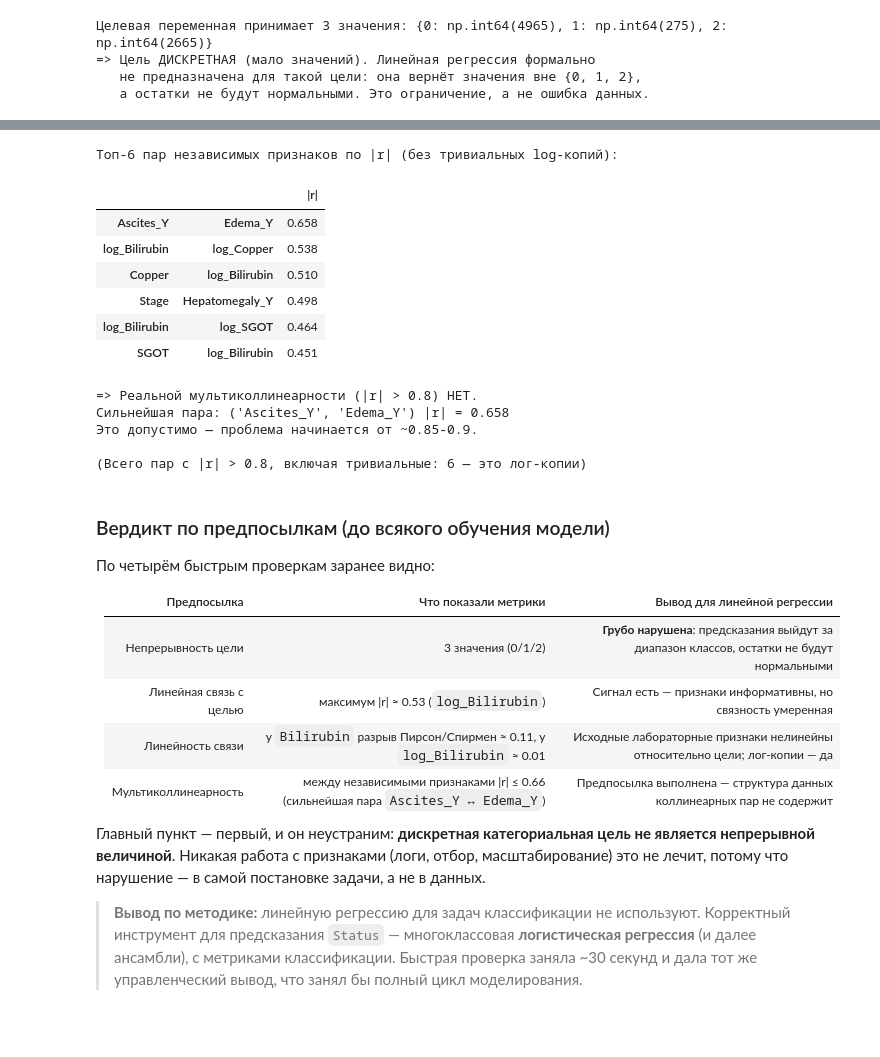
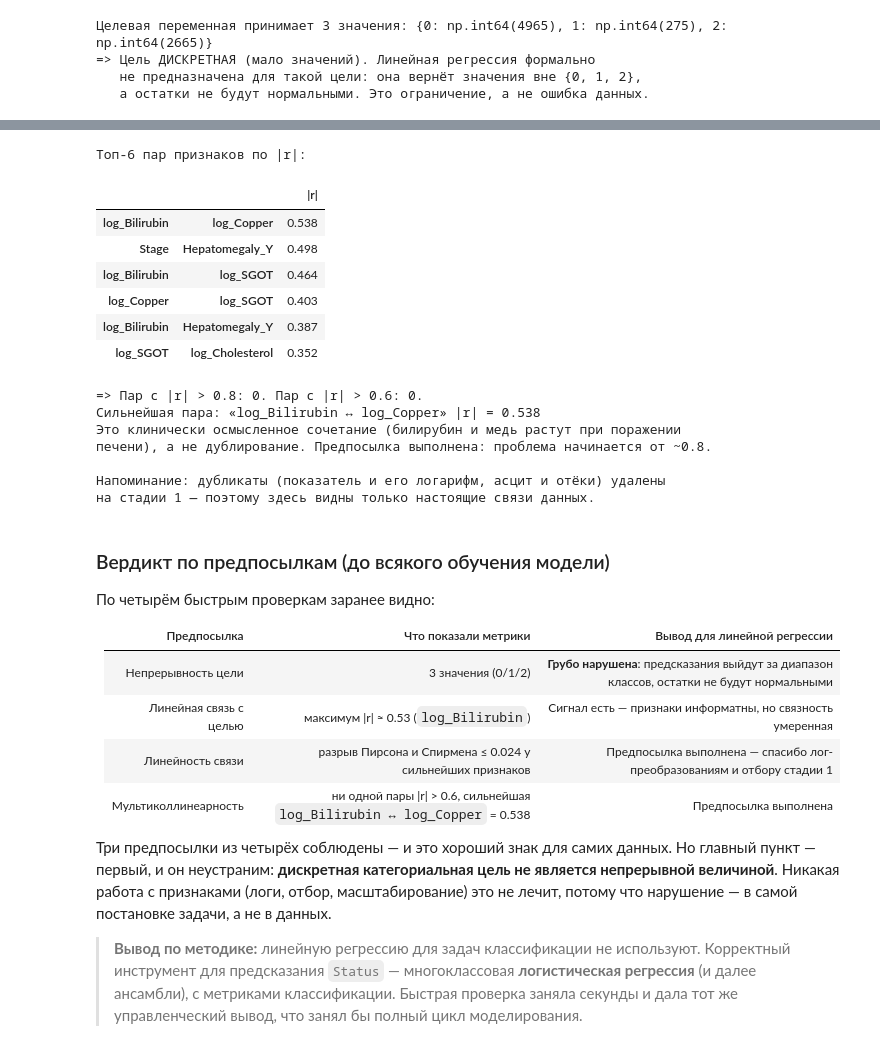
Before and after one commit to fishtriangle/ml-project-practice-1, a Jupyter notebook: project_notebooks/Stage_2_regression.ipynb, the cells around one changed output, grey strips where cells are left out. Drawn from its saved outputs; the diff is of its cells as text; code cells hidden in the pictures.

```diff
--- a/project_notebooks/Stage_2_regression.ipynb
+++ b/project_notebooks/Stage_2_regression.ipynb
@@ -37,7 +39,7 @@ def find_project_root(start=None):
 
 
 PROJECT_ROOT = find_project_root()
-df = pd.read_parquet(os.path.join(PROJECT_ROOT, 'data', 'processed', 'train_clean.parquet'))
-print(f'Строк: {len(df)}, столбцов: {df.shape[1]}')
+df = pd.read_parquet(os.path.join(PROJECT_ROOT, 'data', 'processed', 'train_model.parquet'))
+print(f'Строк: {len(df)}, столбцов: {df.shape[1]} (15 признаков + цель)')
 df.head(3)
 # %% [output]
@@ -70,9 +80,5 @@ display(y.value_counts(normalize=True).sort_index().rename('доля').round(4).
 # %%
-drop_cols = ['id', 'Status', 'is_dead', 'Drug', 'Age', 'Edema_num', 'is_severe']
-feature_cols = [c for c in df.columns if c not in drop_cols]
-
-cat_cols = ['Sex', 'Ascites', 'Hepatomegaly', 'Spiders', 'Edema']
-X = pd.get_dummies(df[feature_cols], columns=cat_cols, drop_first=True).astype(float)
+X = df.drop(columns=['Status']).astype(float)
 
 print(f'Матрица признаков: {X.shape[0]} строк x {X.shape[1]} столбцов')
 print('Столбцы:', list(X.columns))
@@ -159,61 +169,51 @@ print('   с Спирменом -> лог-преобразование дела
 # %%
-# Проверка 4. Мультиколлинеарность между независимыми признаками
-# (исключаем тривиальные пары «исходный признак ↔ его log-копия» —
-#  они коллинеарны по построению и не отражают реальную структуру данных)
-def is_trivial_duplicate(pair):
-    a, b = pair
-    return a == f'log_{b}' or b == f'log_{a}'
-
+# Проверка 4. Мультиколлинеарность между признаками
 feat_corr = X.corr()
 mask = np.triu(np.ones_like(feat_corr, dtype=bool), k=1)
 pairs = feat_corr.where(mask).stack().sort_values(key=abs, ascending=False)
 
-# Исключаем тривиальные пары (артефакт инжиниринга, а не данные)
-unique_pairs = pairs[[not is_trivial_duplicate(p) for p in pairs.index]]
-print('Топ-6 пар независимых признаков по |r| (без тривиальных log-копий):')
-display(unique_pairs.head(6).round(3).to_frame('|r|'))
+print('Топ-6 пар признаков по |r|:')
+display(pairs.head(6).round(3).to_frame('|r|'))
 
-n_strong = int((unique_pairs > 0.8).sum())
-if n_strong:
-    print(f'\n=> Найдено {n_strong} пар с |r| > 0.8 — реальная мультиколлинеарность.')
-else:
-    print(f'\n=> Реальной мультиколлинеарности (|r| > 0.8) НЕТ.')
-    print(f'Сильнейшая пара: {unique_pairs.index[0]} |r| = {unique_pairs.iloc[0]:.3f}')
-    print('Это допустимо — проблема начинается от ~0.85-0.9.')
-
-# Для полноты показываем, сколько тривиальных пар было бы без фильтра
-trivial_count = int((pairs > 0.8).sum()) - n_strong
-print(f'\n(Всего пар с |r| > 0.8, включая тривиальные: {trivial_count} — это лог-копии)')
+n_08 = int((pairs.abs() > 0.8).sum())
+n_06 = int((pairs.abs() > 0.6).sum())
+print(f'\n=> Пар с |r| > 0.8: {n_08}. Пар с |r| > 0.6: {n_06}.')
+print(f'Сильнейшая пара: «{pairs.index[0][0]} ↔ {pairs.index[0][1]}» |r| = {pairs.iloc[0]:.3f}')
+print('Это клинически осмысленное сочетание (билирубин и медь растут при поражении')
+print('печени), а не дублирование. Предпосылка выполнена: проблема начинается от ~0.8.')
+print('\nНапоминание: дубликаты (показатель и его логарифм, асцит и отёки) удалены')
+print('на стадии 1 — поэтому здесь видны только настоящие связи данных.')
 # %% [output]
-Топ-6 пар независимых признаков по |r| (без тривиальных log-копий):
+Топ-6 пар признаков по |r|:
 |  |  | |r| |
-| Ascites_Y | Edema_Y | 0.658 |
 | log_Bilirubin | log_Copper | 0.538 |
-| Copper | log_Bilirubin | 0.510 |
 | Stage | Hepatomegaly_Y | 0.498 |
 | log_Bilirubin | log_SGOT | 0.464 |
-| SGOT | log_Bilirubin | 0.451 |
+| log_Copper | log_SGOT | 0.403 |
+| log_Bilirubin | Hepatomegaly_Y | 0.387 |
+| log_SGOT | log_Cholesterol | 0.352 |
-=> Реальной мультиколлинеарности (|r| > 0.8) НЕТ.
-Сильнейшая пара: ('Ascites_Y', 'Edema_Y') |r| = 0.658
-Это допустимо — проблема начинается от ~0.85-0.9.
+=> Пар с |r| > 0.8: 0. Пар с |r| > 0.6: 0.
+Сильнейшая пара: «log_Bilirubin ↔ log_Copper» |r| = 0.538
+Это клинически осмысленное сочетание (билирубин и медь растут при поражении
+печени), а не дублирование. Предпосылка выполнена: проблема начинается от ~0.8.
 
-(Всего пар с |r| > 0.8, включая тривиальные: 6 — это лог-копии)
+Напоминание: дубликаты (показатель и его логарифм, асцит и отёки) удалены
+на стадии 1 — поэтому здесь видны только настоящие связи данных.
 # %% [markdown]
 ### Вердикт по предпосылкам (до всякого обучения модели)
-
 
 По четырём быстрым проверкам заранее видно:
 
 | Предпосылка | Что показали метрики | Вывод для линейной регрессии |
 |---|---|---|
 | Непрерывность цели | 3 значения (0/1/2) | **Грубо нарушена**: предсказания выйдут за диапазон классов, остатки не будут нормальными |
-| Линейная связь с целью | максимум \|r\| ≈ 0.53 (`log_Bilirubin`) | Сигнал есть — признаки информативны, но связность умеренная |
-| Линейность связи | у `Bilirubin` разрыв Пирсон/Спирмен ≈ 0.11, у `log_Bilirubin` ≈ 0.01 | Исходные лабораторные признаки нелинейны относительно цели; лог-копии — да |
-| Мультиколлинеарность | между независимыми признаками \|r\| ≤ 0.66 (сильнейшая пара `Ascites_Y ↔ Edema_Y`) | Предпосылка выполнена — структура данных коллинеарных пар не содержит |
+| Линейная связь с целью | максимум \|r\| ≈ 0.53 (`log_Bilirubin`) | Сигнал есть — признаки информатны, но связность умеренная |
+| Линейность связи | разрыв Пирсона и Спирмена ≤ 0.024 у сильнейших признаков | Предпосылка выполнена — спасибо лог-преобразованиям и отбору стадии 1 |
+| Мультиколлинеарность | ни одной пары \|r\| > 0.6, сильнейшая `log_Bilirubin ↔ log_Copper` = 0.538 | Предпосылка выполнена |
 
-Главный пункт — первый, и он неустраним: **дискретная категориальная цель не является непрерывной величиной**. Никакая работа с признаками (логи, отбор, масштабирование) это не лечит, потому что нарушение — в самой постановке задачи, а не в данных.
+Три предпосылки из четырёх соблюдены — и это хороший знак для самих данных. Но главный пункт — первый, и он неустраним: **дискретная категориальная цель не является непрерывной величиной**. Никакая работа с признаками (логи, отбор, масштабирование) это не лечит, потому что нарушение — в самой постановке задачи, а не в данных.
 
-> **Вывод по методике:** линейную регрессию для задач классификации не используют. Корректный инструмент для предсказания `Status` — многоклассовая **логистическая регрессия** (и далее ансамбли), с метриками классификации. Быстрая проверка заняла ~30 секунд и дала тот же управленческий вывод, что занял бы полный цикл моделирования.
+> **Вывод по методике:** линейную регрессию для задач классификации не используют. Корректный инструмент для предсказания `Status` — многоклассовая **логистическая регрессия** (и далее ансамбли), с метриками классификации. Быстрая проверка заняла секунды и дала тот же управленческий вывод, что занял бы полный цикл моделирования.
 # %% [markdown]
 ## **5. Выводы**
 
```
Also changed, not shown: parts of 13 cells of this notebook, 3 other files.
